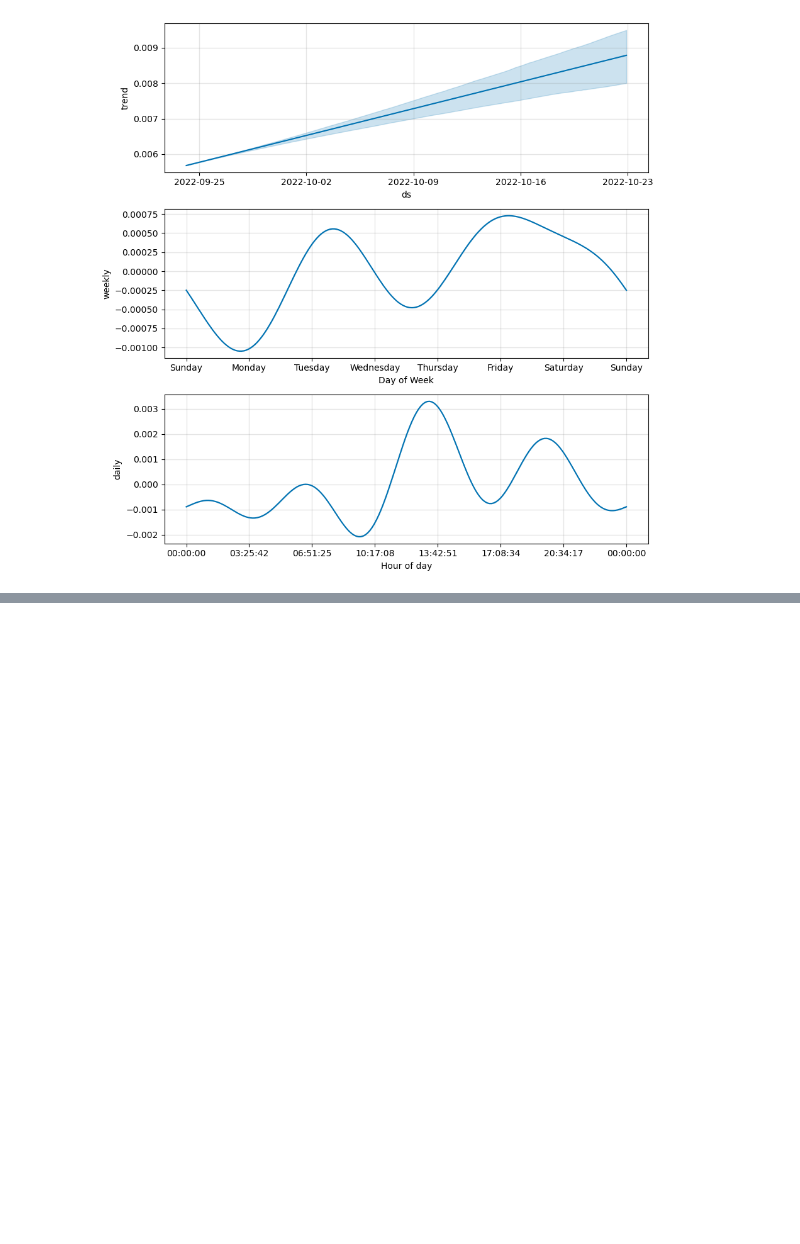
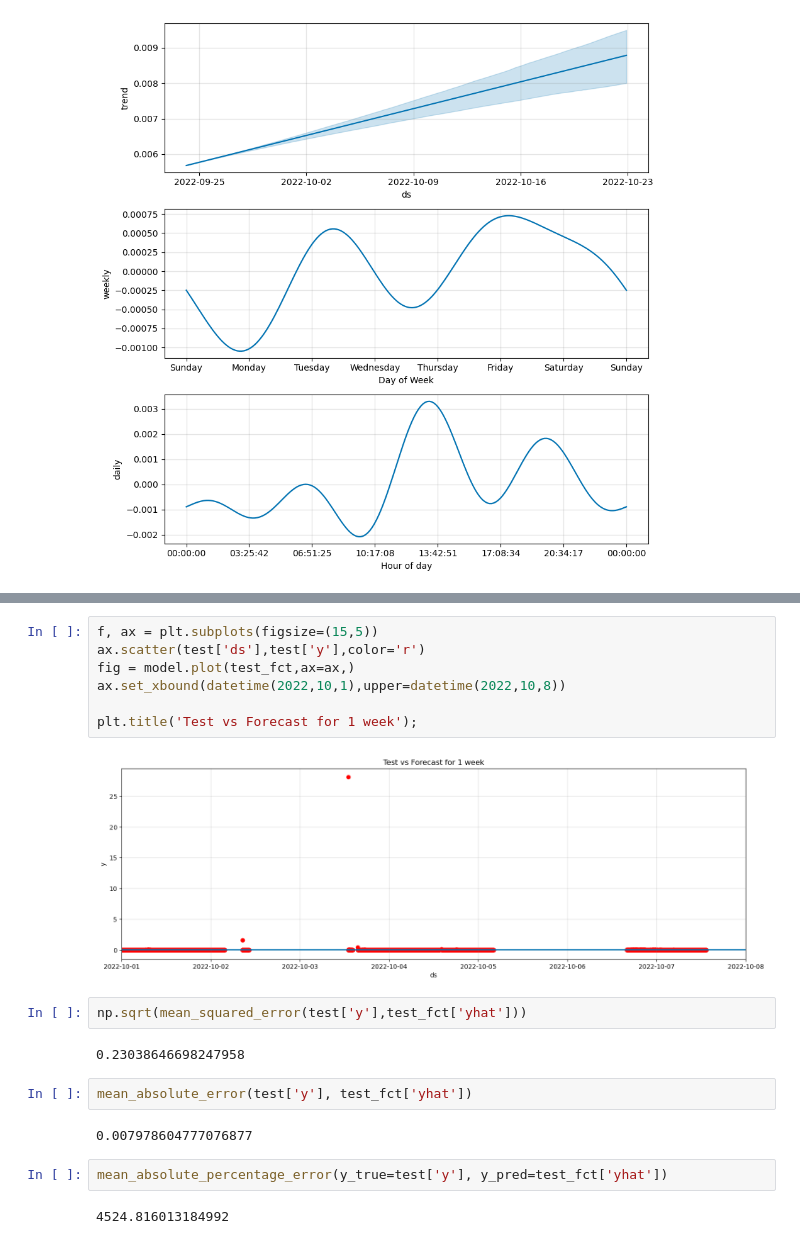
Before and after one commit to Oluwajuwon-O/project_notebooks, a Jupyter notebook: Forecasting with Prophet.ipynb, the cells around one changed output, grey strips where cells are left out. Drawn from its saved outputs; the diff is of its cells as text; blank space fills up the shorter version.

```diff
--- a/Forecasting with Prophet.ipynb
+++ b/Forecasting with Prophet.ipynb
@@ -150,0 +176,21 @@ model.plot_components(test_fct)
+# %%
+f, ax = plt.subplots(figsize=(15,5))
+ax.scatter(test['ds'],test['y'],color='r')
+fig = model.plot(test_fct,ax=ax,)
+ax.set_xbound(datetime(2022,10,1),upper=datetime(2022,10,8))
+
+plt.title('Test vs Forecast for 1 week');
+# %% [output]
+[figure, added]
+# %%
+np.sqrt(mean_squared_error(test['y'],test_fct['yhat']))
+# %% [output]
+0.23038646698247958
+# %%
+mean_absolute_error(test['y'], test_fct['yhat'])
+# %% [output]
+0.007978604777076877
+# %%
+mean_absolute_percentage_error(y_true=test['y'], y_pred=test_fct['yhat'])
+# %% [output]
+4524.816013184992
```
Also changed, not shown: parts of 5 cells of this notebook.
